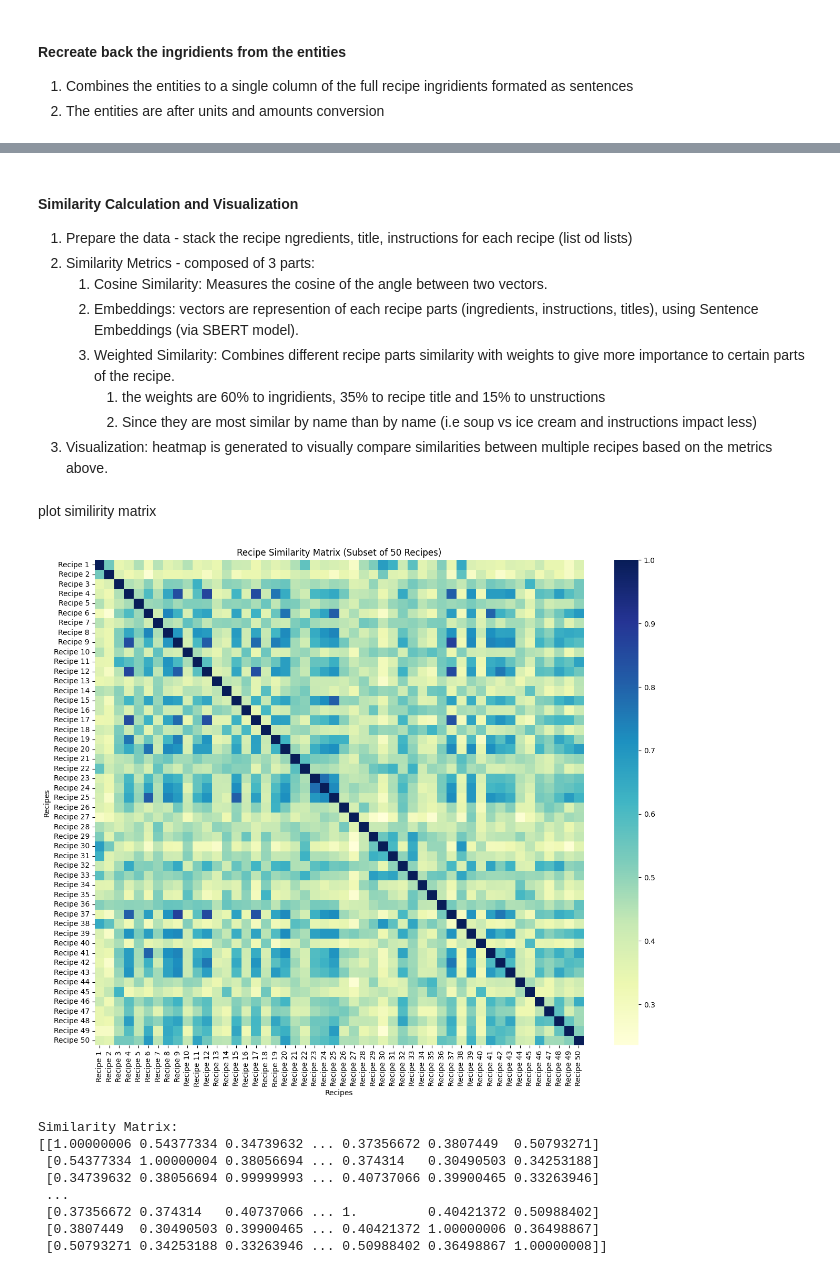
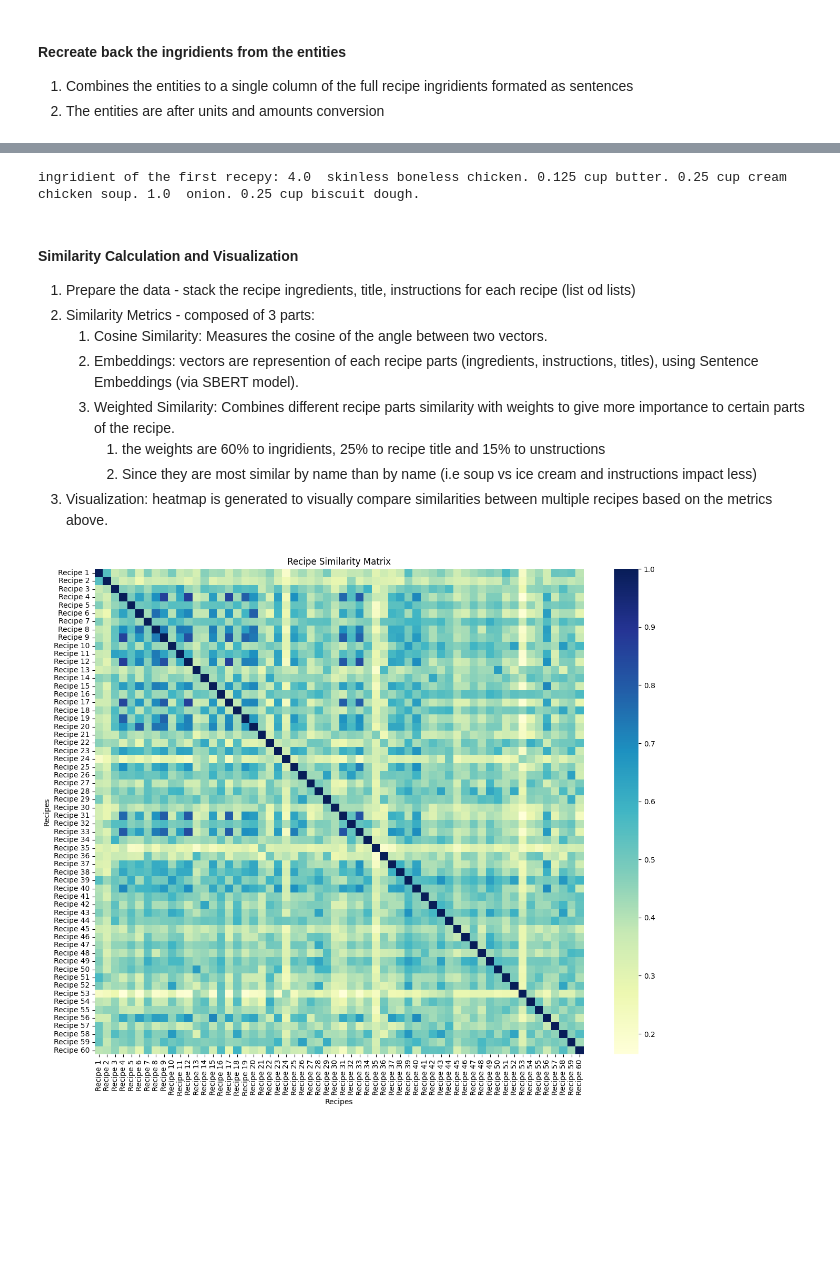
Before and after one commit to yishaiar/RecipeSimilarity, a Jupyter notebook: main.ipynb, the cells around one changed output, grey strips where cells are left out. Drawn from its saved outputs; the diff is of its cells as text; code cells hidden in the pictures; blank space fills up the shorter version.

```diff
--- a/main.ipynb
+++ b/main.ipynb
@@ -24,15 +25,13 @@ url=os.getenv('url')#dataset url, saved in .env file
 # Check if the file already exists, if not download it
 if not os.path.exists(f'{data_dir}/recipes_raw.zip'):#
     download_zip(data_dir,url = url )
-data = parse_json(zip_file_path = f'{data_dir}/recipes_raw.zip',load_all=False)
+data = parse_json(zip_file_path = f'{data_dir}/recipes_raw.zip',load_all=False,LEN = 20)
+data1 = parse_json(zip_file_path = f'{data_dir}/recipes_raw.zip',load_all=False,LEN = 20)
 
+print("\n" + "-"*40 + "\n")#separator between prints
 
-
-for recipe_id, recipe in data.items():
-    recipe_series = pd.Series(recipe)
-
-    # recipes_df = pd.DataFrame.from_dict(recipe, orient='index')
-    print_recipe(recipe_series)
+for recipe_id, recipe in data.items():#show the recipes
+    print_recipe(pd.Series(recipe))#
     break#run only for the first recipe
 # %% [output]
 dict_keys(['title', 'ingredients', 'instructions', 'picture_link', 'website'])
@@ -134,5 +136,7 @@ left to do:
 2. when having more than 1 value/unit output (example: 2 cans where each is 10 oz)
    1. according to proximity find relations to ingredient (noun) and take the correct value
 # %%
-from app.extract_entities.amounts import extract_entities,measurement_units,nlp
+from app.extract_entities.amounts import extract_entities,measurement_units,nlp,sort_columns
 df = extract_entities (df.copy(),ingredients_columns)
+sorted_columns = sort_columns(df)
+df = df[sorted_columns]
@@ -153,7 +166,7 @@ amounts and units after conversion {'1_amount_converted': 0.125, '1_units_conver
 from app.extract_entities.recreate import recreate_ingrediants_from_entities
 
 df = recreate_ingrediants_from_entities(df,ingredients_columns)
-df.drop(['picture_link', 'website'],inplace=True,axis = 1)#drop rows with no useful data
+# df.drop(['picture_link', 'website'],inplace=True,axis = 1)#drop rows with no useful data
 
 print(df.columns)
 df.head()
@@ -168,41 +181,38 @@ Index(['title', 'instructions', 'ingredients'], dtype='object')
+# %%
+# print the first ingridient of the first recepy and its conversion:
+print('ingridient of the first recepy:', df['ingredients'].loc[0])
+# print('ingredients:', df['1_ingredients'].loc[1])
+# print('amounts and units after conversion',df['1_converted'].loc[1])
+# %% [output]
+ingridient of the first recepy: 4.0  skinless boneless chicken. 0.125 cup butter. 0.25 cup cream chicken soup. 1.0  onion. 0.25 cup biscuit dough.
 # %% [markdown]
 #### Similarity Calculation and Visualization
 
 
-1. Prepare the data - stack the recipe ngredients, title, instructions for each recipe  (list od lists)
+1. Prepare the data - stack the recipe ingredients, title, instructions for each recipe  (list od lists)
 2. Similarity Metrics - composed of 3 parts:
     1. Cosine Similarity: Measures the cosine of the angle between two vectors.
     2. Embeddings: vectors are represention of each recipe parts (ingredients, instructions, titles), using Sentence Embeddings (via SBERT model).
     3. Weighted Similarity: Combines different recipe parts similarity with weights to give more importance to certain parts of the recipe.
-       1. the weights are 60% to ingridients, 35% to recipe title and 15% to unstructions
+       1. the weights are 60% to ingridients, 25% to recipe title and 15% to unstructions
        2. Since they are most similar by name than by name (i.e soup vs ice cream and instructions impact less)
 3. Visualization: heatmap is generated to visually compare similarities between multiple recipes based on the metrics above.
 # %%
-from app.similarity.compute import compute_similarity_matrix,prepare_data
+from app.similarity.compute import compute_similarity_matrix,prepare_data,min_max_indexes_symetric_df
 from app.similarity.plot import plot_heatmap
 # Prepare the data for the similarity computation by combining the ingredients, title, instructions of the recipe into a single list
-data = prepare_data(df)
+recipes = prepare_data(df)
 
 # Compute the similarity matrix for the 3 recipes
-weights = [0.6, 0.35, 0.15]  # For ingredients, title, and instructions
-similarity_matrix = compute_similarity_matrix(data, weights)
+weights = [0.6, 0.25, 0.15]  # For ingredients, title, and instructions
+similarity_matrix = compute_similarity_matrix(recipes, weights,index = df.index.copy())
-# %% [markdown]
-plot similirity matrix
 # %%
-# Generate a 1000x1000 similarity matrix - for testing purposes
-# similarity_matrix = generate_dummy_matrix(size=1000)
+# similarity_matrix = generate_dummy_matrix(size=1000)# Generate a 1000x1000 similarity matrix - for testing purposes
 
-plot_heatmap(similarity_matrix, labels=None)
 
-print("Similarity Matrix:")
-print(similarity_matrix)
+plot_heatmap(similarity_matrix.copy(), labels=None)
+
+# print("Similarity Matrix:")
+# print(similarity_matrix)
 # %% [output]
-[figure, old version]
+[figure, new version]
-Similarity Matrix:
-[[1.00000006 0.54377334 0.34739632 ... 0.37356672 0.3807449  0.50793271]
- [0.54377334 1.00000004 0.38056694 ... 0.374314   0.30490503 0.34253188]
- [0.34739632 0.38056694 0.99999993 ... 0.40737066 0.39900465 0.33263946]
- ...
- [0.37356672 0.374314   0.40737066 ... 1.         0.40421372 0.50988402]
- [0.3807449  0.30490503 0.39900465 ... 0.40421372 1.00000006 0.36498867]
- [0.50793271 0.34253188 0.33263946 ... 0.50988402 0.36498867 1.00000008]]
```
Also changed, not shown: parts of 10 cells of this notebook, 8 other files.
